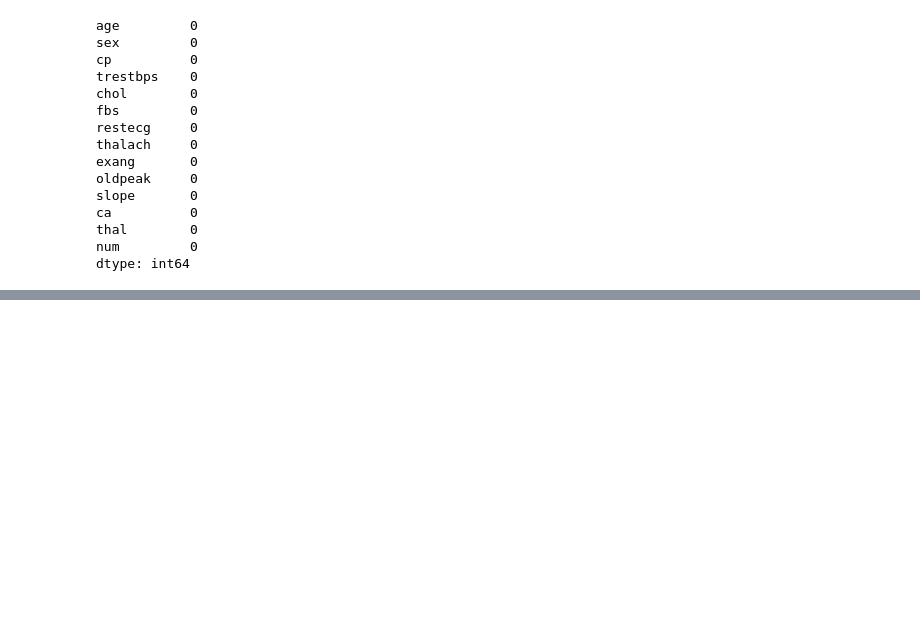
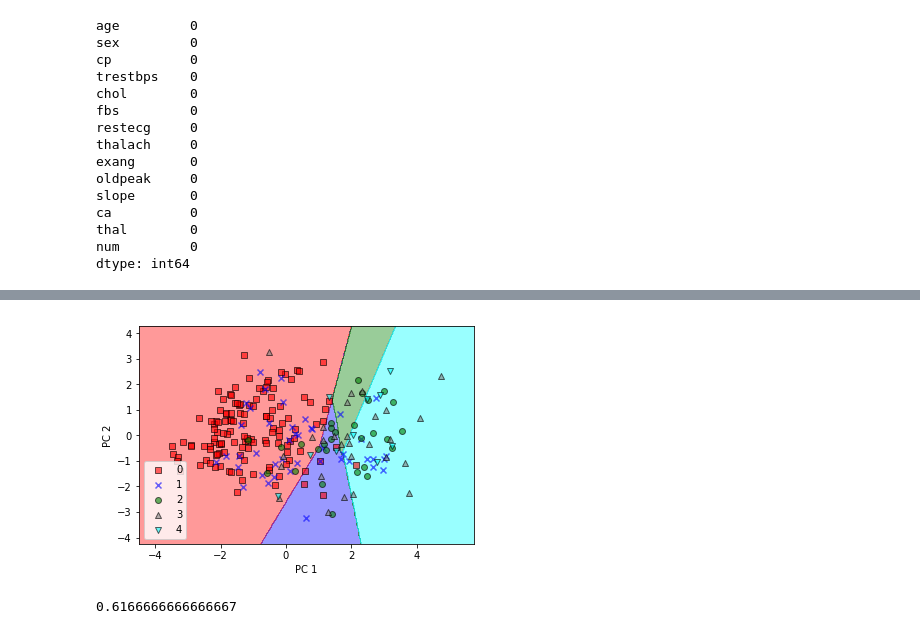
Before and after one commit to Happybirdy/Heart-Disease-Classifier, a Jupyter notebook: _Heart Disease Data Set -- Cleveland.ipynb, the cells around one changed output, grey strips where cells are left out. Cells and saved outputs as stored; diff of their text form; code cells hidden in the pictures; blank space fills up the shorter version.

```diff
--- a/_Heart Disease Data Set -- Cleveland.ipynb
+++ b/_Heart Disease Data Set -- Cleveland.ipynb
@@ -126,3 +275,37 @@ X_test_std = stdsc.transform(X_test)
+# %%
+# A function to visualize the decision boundary
+from matplotlib.colors import ListedColormap
+def plot_decision_regions(X, y, classifier, resolution=0.02):
+    # setup marker generator and color map
+    colors = ['red', 'blue', 'green', 'gray', 'cyan']
+    markers = ['s', 'x', 'o', '^', 'v']
+    cmap = ListedColormap(colors[:len(np.unique(y))])
+
+    # plot the decision surface
+    x1_min, x1_max = X[:, 0].min()-1, X[:, 0].max()+1
+    x2_min, x2_max = X[:, 1].min()-1, X[:, 1].max()+1
+    xx1, xx2 = np.meshgrid(np.arange(x1_min, x1_max, resolution),
+                           np.arange(x2_min, x2_max, resolution))
+    Z = classifier.predict(np.array([xx1.ravel(), xx2.ravel()]).T)
+    Z = Z.reshape(xx1.shape)
+    plt.contourf(xx1, xx2, Z, alpha=0.4, cmap=cmap)
+    plt.xlim(xx1.min(), xx1.max())
+    plt.ylim(xx2.min(), xx2.max())
+
+    # plot class samples
+    for idx, cl in enumerate(np.unique(y)):
+        plt.scatter(x=X[y==cl, 0],
+                    y=X[y==cl, 1],
+                    alpha=0.6,
+                    c=cmap(idx),
+                    edgecolor='black',
+                    marker=markers[idx],
+                    label=cl)
+# %%
+from sklearn.decomposition import PCA
+pca = PCA(n_components=2)
+X_train_pca = pca.fit_transform(X_train_std)
+X_test_pca = pca.transform(X_test_std)
 # %%
 # The data has been preprocessed, now let's first use linear Support Vector Machine to learn and predict this dataset
 from sklearn.svm import SVC
@@ -134,0 +318,17 @@ svm.score(X_test_std, y_test)
+# %%
+svm.fit(X_train_pca, y_train)
+plot_decision_regions(X_train_pca, y_train, classifier=svm)
+plt.xlabel('PC 1')
+plt.ylabel('PC 2')
+plt.legend(loc='lower left')
+plt.show()
+# %% [output]
+[figure, added]
+# %%
+# Try Logistic Regression
+from sklearn.linear_model import LogisticRegression
+lr = LogisticRegression(C=10.0, random_state=1) # It seems the C value here doesn't really affect the score
+lr.fit(X_train_std, y_train)
+lr.score(X_test_std, y_test)
+# %% [output]
+0.6166666666666667
```
Also changed, not shown: parts of 31 cells of this notebook.
